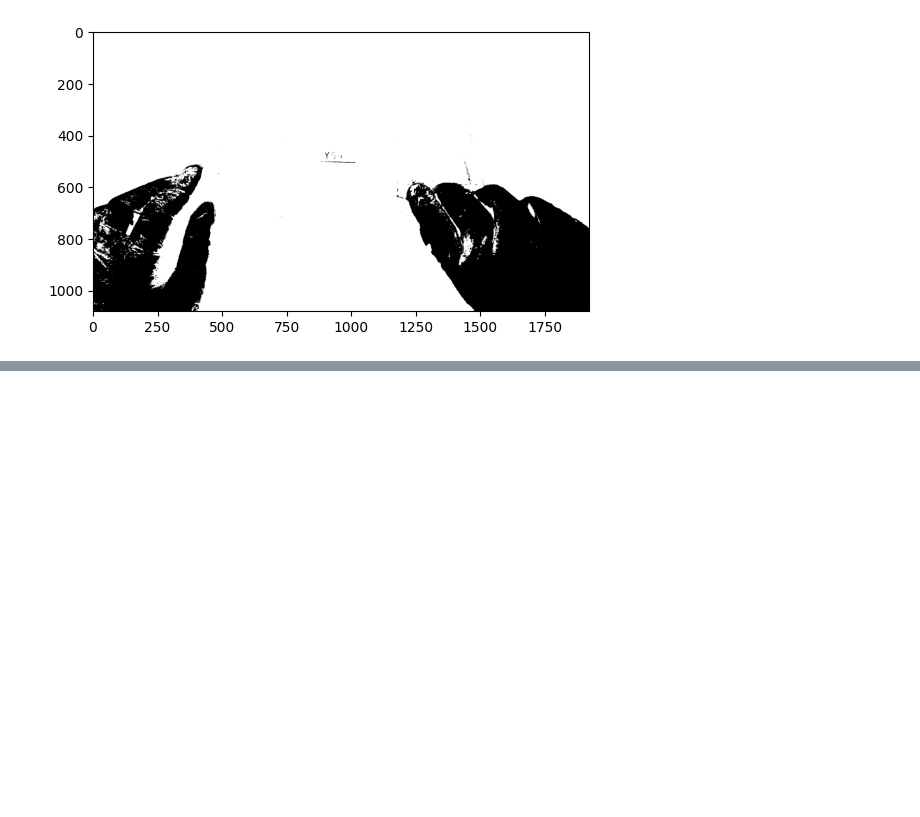
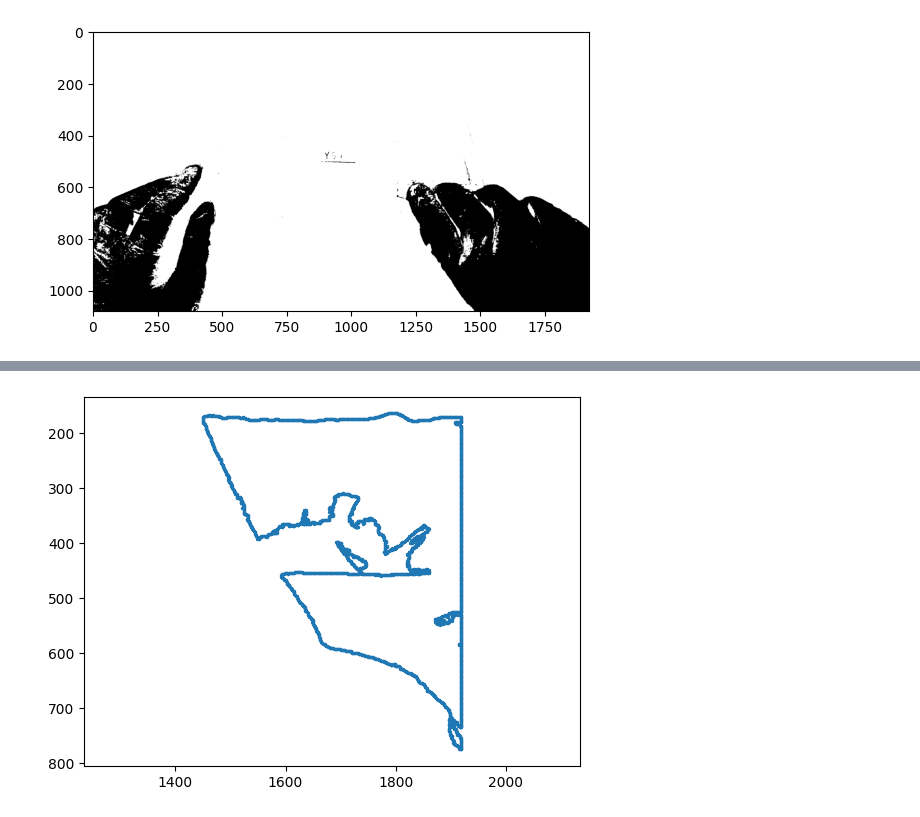
Before and after one commit to Napwillcode8848/OpenSutureNet, a Jupyter notebook: notebooks/segment_glove.ipynb, the cells around one changed output, grey strips where cells are left out. Cells and saved outputs as stored; diff of their text form; code cells hidden in the pictures; blank space fills up the shorter version.

```diff
--- a/notebooks/segment_glove.ipynb
+++ b/notebooks/segment_glove.ipynb
@@ -220,0 +293,12 @@ plt.show()
+# %%
+largest = max(contours, key=cv2.contourArea)
+
+x = largest[:, 0, 0]
+y = largest[:, 0, 1]
+
+plt.scatter(x, y, s=2)
+plt.gca().invert_yaxis()   # Optional, makes it match image coordinates
+plt.axis("equal")
+plt.show()
+# %% [output]
+[figure, added]
```
Also changed, not shown: parts of 9 cells of this notebook, 1 other file.
